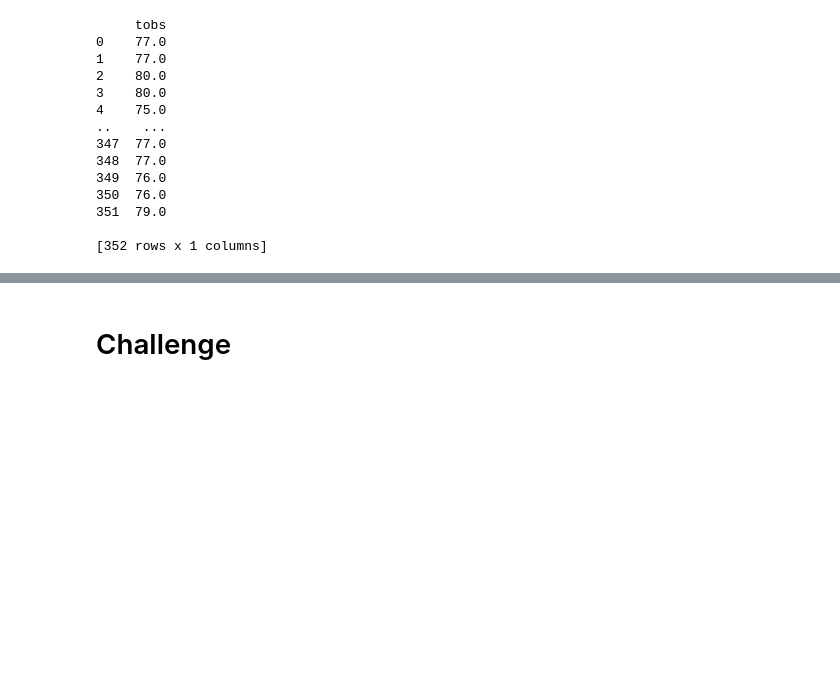
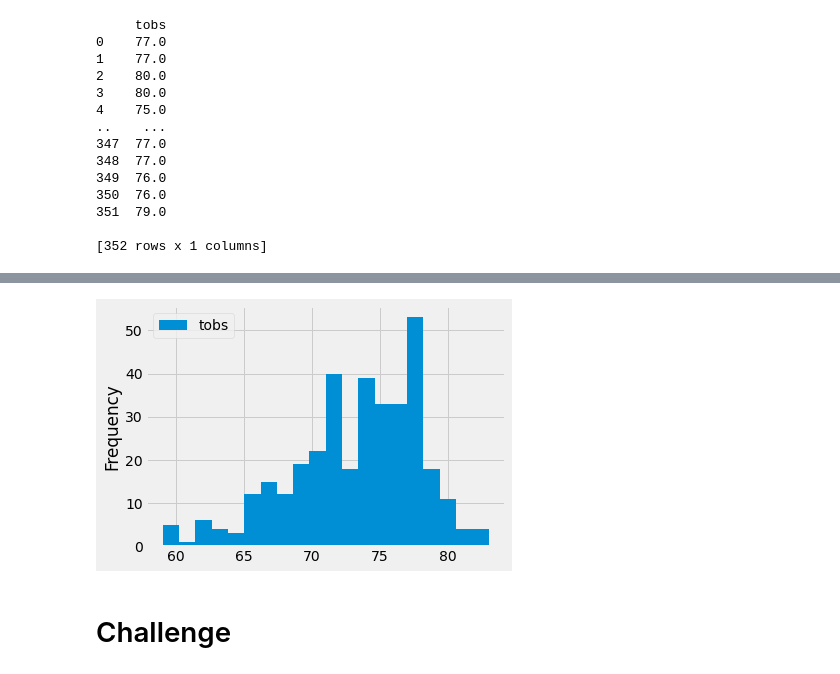
Before and after one commit to Saymanning/surfs_up, a Jupyter notebook: climate_analysis.ipynb, the cells around one changed output, grey strips where cells are left out. Cells and saved outputs as stored; diff of their text form; code cells hidden in the pictures; blank space fills up the shorter version.

```diff
--- a/climate_analysis.ipynb
+++ b/climate_analysis.ipynb
@@ -219,3 +227,8 @@ df.plot.hist(bins=12)
+# %%
+df.plot.hist(bins=20)
+plt.tight_layout()
+# %% [output]
+[figure, added]
 # %%
 # Write a function called `calc_temps` that will accept start date and end date in the format '%Y-%m-%d'
 # and return the minimum, average, and maximum temperatures for that range of dates
```
Also changed, not shown: parts of 2 cells of this notebook, 2 other files.
